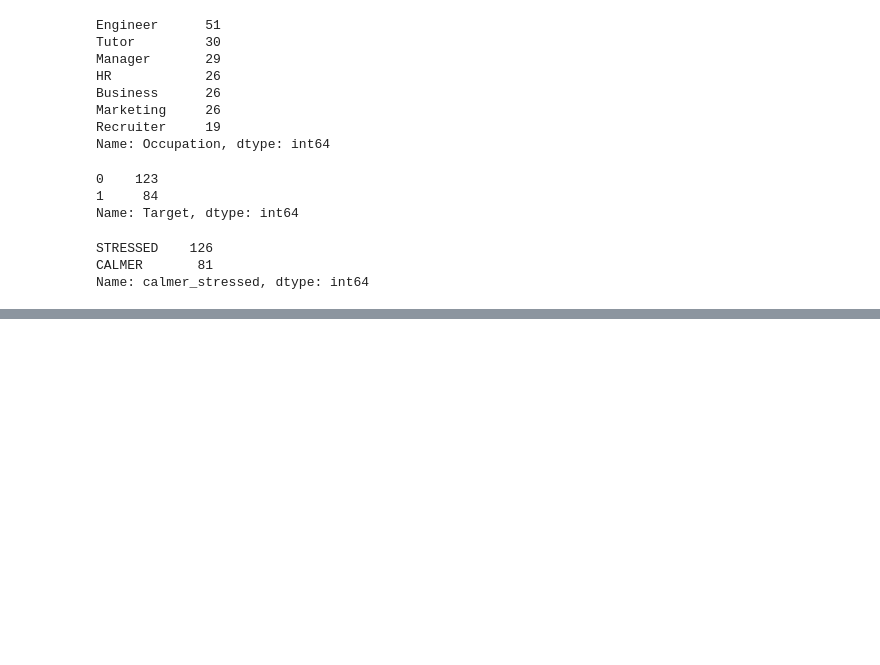
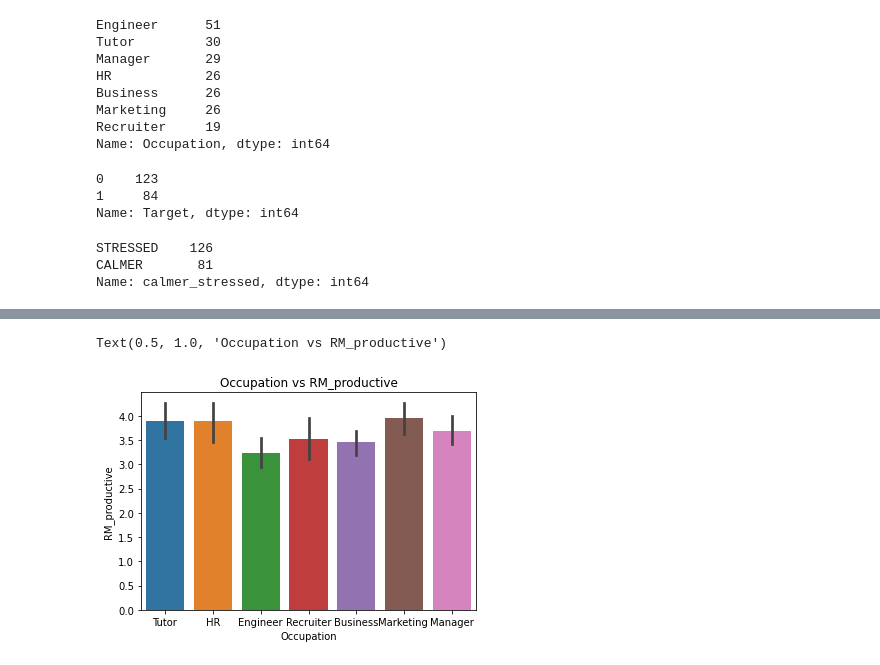
Before and after one commit to sinchana-hathwar/WFH_vs_WFO, a Jupyter notebook: wfh_vs_wfo.ipynb, the cells around one changed output, grey strips where cells are left out. Drawn from its saved outputs; the diff is of its cells as text; code cells hidden in the pictures; blank space fills up the shorter version.

```diff
--- a/wfh_vs_wfo.ipynb
+++ b/wfh_vs_wfo.ipynb
@@ -114,0 +148,6 @@ encode = LabelEncoder()
+# %%
+ax=sns.barplot(x='Occupation',y='RM_productive',data=data)
+plt.title('Occupation vs RM_productive')
+# %% [output]
+Text(0.5, 1.0, 'Occupation vs RM_productive')
+[figure, added]
```
Also changed, not shown: parts of 26 cells of this notebook.
